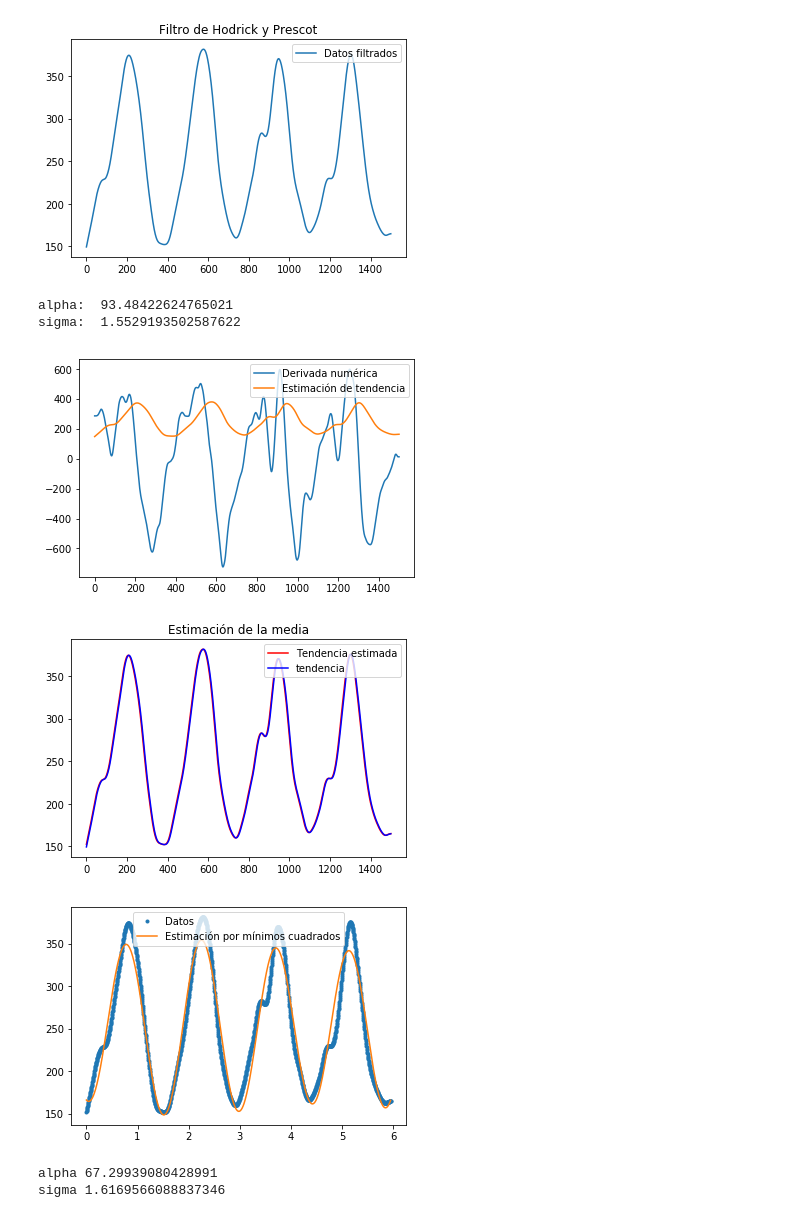
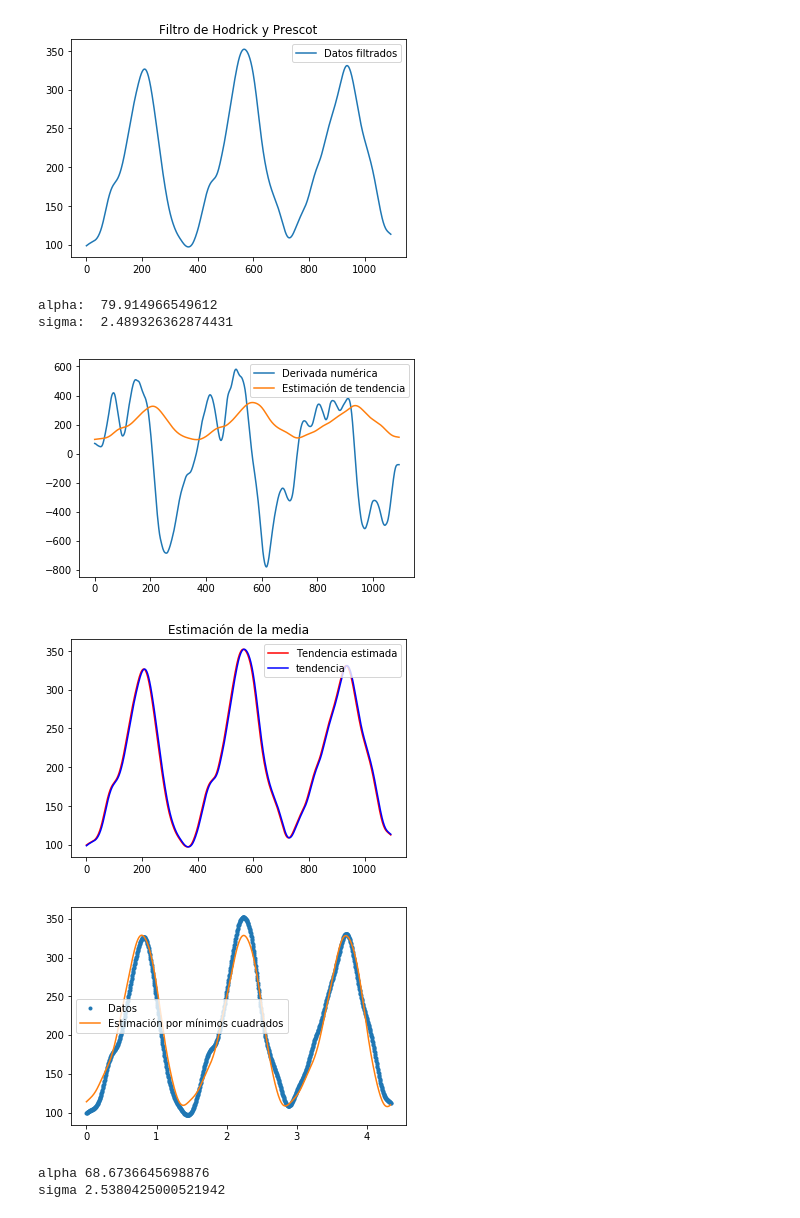
Before and after one commit to CamiVasz/Procesos-Estocasticos-2, a Jupyter notebook: Estimacion de parametros/Untitled.ipynb, the cells around one changed output. Cells and saved outputs as stored; diff of their text form; code cells hidden in the pictures.

```diff
--- a/Estimacion de parametros/Untitled.ipynb
+++ b/Estimacion de parametros/Untitled.ipynb
@@ -8,0 +17,3 @@ X = np.array(temp)[:1500]
+# %%
+temp = pd.read_csv('temp.csv')['128']
+X = np.array(temp)[1096:2190]
@@ -51,7 +71,7 @@ plt.legend(loc=1)
 plt.title('Filtro de Hodrick y Prescot')
 plt.show()
 # %% [output]
-[figure, old version]
+[figure, new version]
 # %%
 mid = numDer(trend)
 alphae2 = alpha(trend, mid)
@@ -59,15 +79,15 @@ sigmae = sigma(trend, mid, alphae2)
 print('alpha: ', alphae2)
 print('sigma: ', sigmae)
 # %% [output]
-alpha:  93.48422624765021
-sigma:  1.5529193502587622
+alpha:  79.914966549612
+sigma:  2.489326362874431
 # %%
 plt.plot(mid, label='Derivada numérica')
 plt.plot(trend, label='Estimación de tendencia')
 plt.legend(loc=1)
 plt.show()
 # %% [output]
-[figure, old version]
+[figure, new version]
 # %%
 mut = [trend[i] + mid[i]/alphae2 for i in range(N)]
 plt.plot(mut, 'red', label='Tendencia estimada')
@@ -76,26 +96,26 @@ plt.title('Estimación de la media')
 plt.legend(loc=1)
 plt.show()
 # %% [output]
-[figure, old version]
+[figure, new version]
 # %%
 from scipy.optimize import leastsq
 
 data = mut
 t = np.linspace(0, N*dt, num=N)
 
 
-optimize_func = lambda x: (x[0] + x[1]*np.sin(2*np.pi*t/x[2] + x[3]) + x[4]*np.cos(2*np.pi*t/x[5] + x[6]) + x[7]*np.cos(2*np.pi*t/x[8] + x[9]) - data)**2
+optimize_func = lambda x: (x[0] + x[1]*np.sin(2*np.pi*t/x[2] + x[3]) + x[4]*np.sin(2*np.pi*t/x[5] + x[6]) + x[7]*np.cos(2*np.pi*t/x[8] + x[9]) - data)**2
 a1, a2, a3, a4, a5, a6, a7, a8, a9, a10 = leastsq(optimize_func, np.ones(10))[0]
 
 fine_t = np.arange(0,max(t),dt)
-data_fit = a1 + a2*np.sin(2*np.pi*fine_t/a3 + a4) + a5*np.cos(2*np.pi*t/a6+a7) + a8*np.cos(2*np.pi*t/a9+a10)
+data_fit = a1 + a2*np.sin(2*np.pi*fine_t/a3 + a4) + a5*np.sin(2*np.pi*t/a6+a7) + a8*np.cos(2*np.pi*t/a9+a10)
 
 plt.plot(t,data, '.', label='Datos')
 plt.plot(fine_t, data_fit, label='Estimación por mínimos cuadrados')
 plt.legend()
 plt.show()
 # %% [output]
-[figure, old version]
+[figure, new version]
 # %%
 def alphae(muest):
     a1 = [(X[i] - X[i-1])*(muest[i-1] - X[i-1]) for i in range(1,N)]
@@ -120,8 +140,8 @@ sigmae2 = sigmae(muest, alphae2)
 print('alpha', alphae2)
 print('sigma', sigmae2)
 # %% [output]
-alpha 67.29939080428991
-sigma 1.6169566088837346
+alpha 68.6736645698876
+sigma 2.5380425000521942
 # %%
 k = 1000
 X1 = np.zeros((k,N))
```
Also changed, not shown: parts of 7 cells of this notebook, 15 other files.
